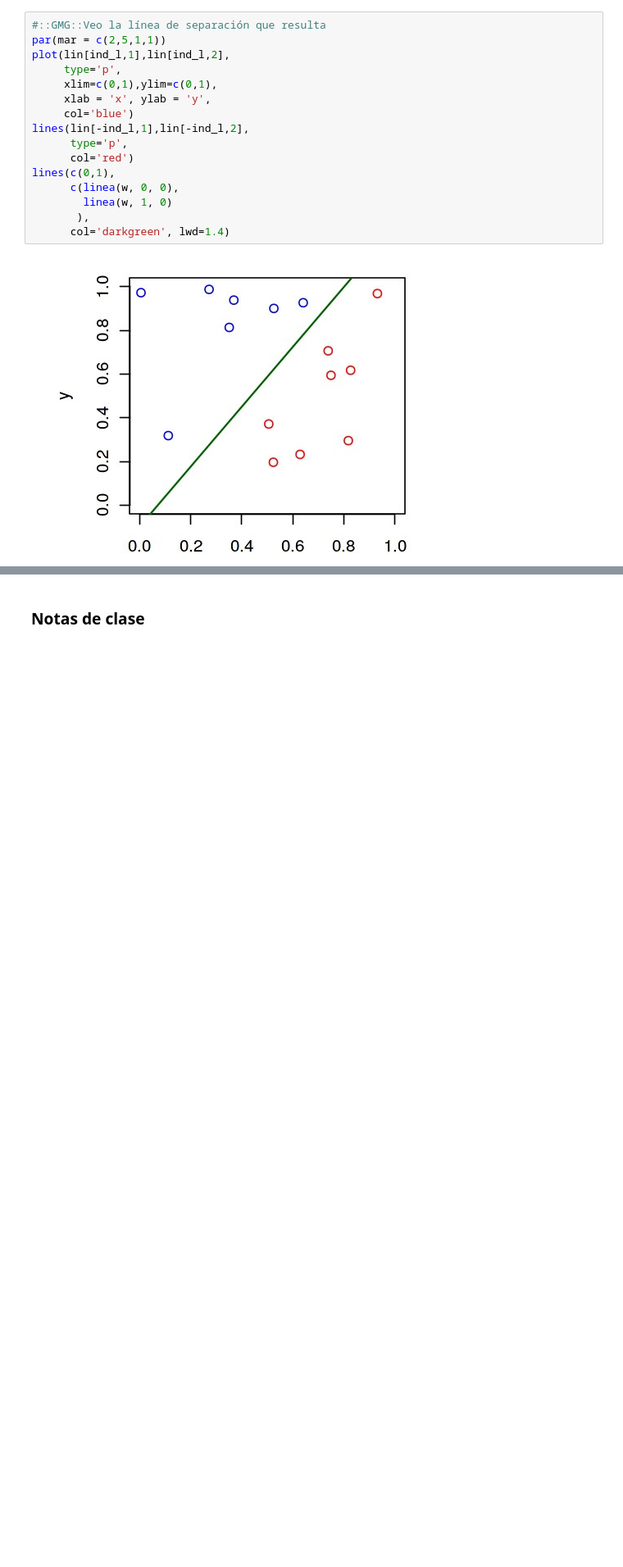
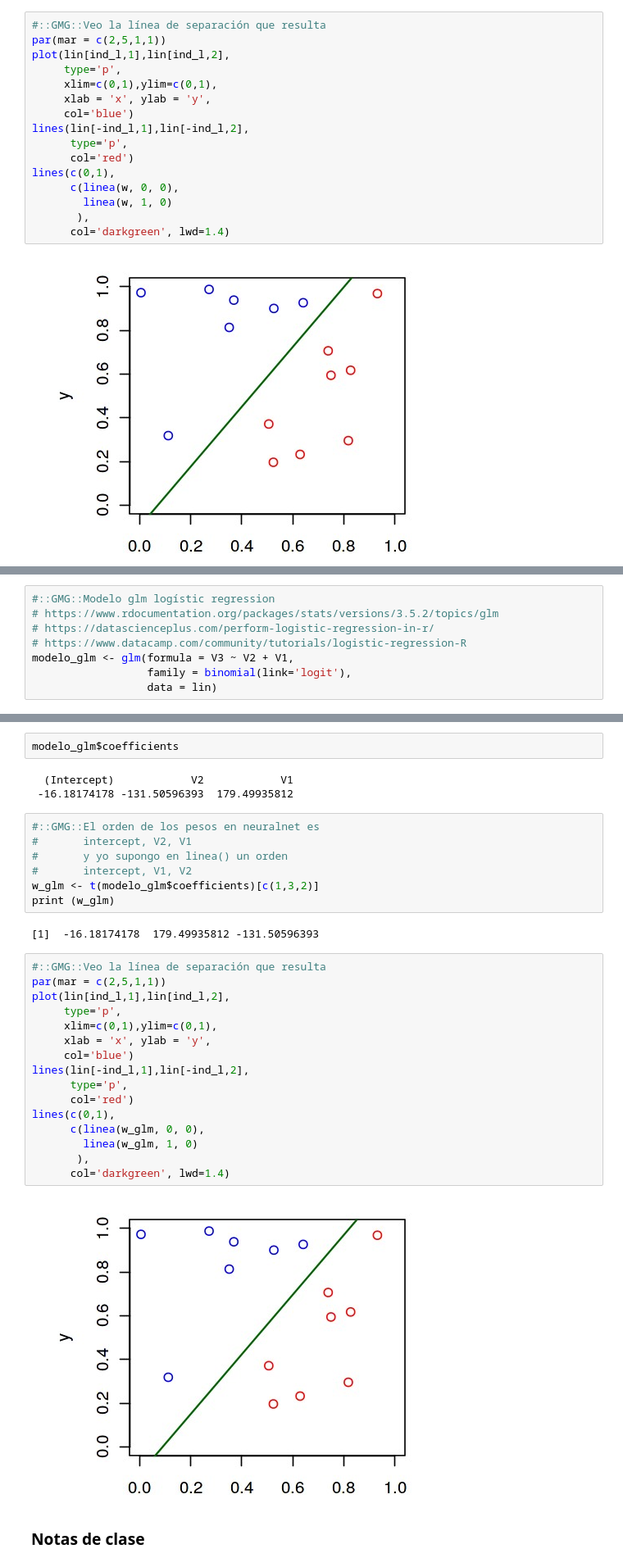
Before and after one commit to yerartdev/m1969-machine-learning-i, a Jupyter notebook: lab/s01-class-nn-intro.ipynb, the cells around one changed output, grey strips where cells are left out. Shown at 82% size. Cells and saved outputs as stored; diff of their text form; blank space fills up the shorter version.

Commit message:
S01: comparación con glm (binomial logit), plot línea de separación

```diff
--- a/lab/s01-class-nn-intro.ipynb
+++ b/lab/s01-class-nn-intro.ipynb
@@ -200,0 +210,8 @@ lines(c(0,1),
+# %%
+#::GMG::Modelo glm logístic regression
+# https://www.rdocumentation.org/packages/stats/versions/3.5.2/topics/glm
+# https://datascienceplus.com/perform-logistic-regression-in-r/
+# https://www.datacamp.com/community/tutorials/logistic-regression-R
+modelo_glm <- glm(formula = V3 ~ V2 + V1,
+                  family = binomial(link='logit'),
+                  data = lin)
@@ -201,3 +221,35 @@ lines(c(0,1),
+# %%
+modelo_glm$coefficients
+# %% [output]
+  (Intercept)            V2            V1
+ -16.18174178 -131.50596393  179.49935812
+# %%
+#::GMG::El orden de los pesos en neuralnet es
+#       intercept, V2, V1
+#       y yo supongo en linea() un orden
+#       intercept, V1, V2
+w_glm <- t(modelo_glm$coefficients)[c(1,3,2)]
+print (w_glm)
+# %% [output]
+[1]  -16.18174178  179.49935812 -131.50596393
+# %%
+#::GMG::Veo la línea de separación que resulta
+par(mar = c(2,5,1,1))
+plot(lin[ind_l,1],lin[ind_l,2],
+     type='p',
+     xlim=c(0,1),ylim=c(0,1),
+     xlab = 'x', ylab = 'y',
+     col='blue')
+lines(lin[-ind_l,1],lin[-ind_l,2],
+      type='p',
+      col='red')
+lines(c(0,1),
+      c(linea(w_glm, 0, 0),
+        linea(w_glm, 1, 0)
+       ),
+      col='darkgreen', lwd=1.4)
+# %% [output]
+[figure, added]
 # %% [markdown]
 ### Notas de clase
 # %%
```
Also changed, not shown: parts of 3 cells of this notebook.
